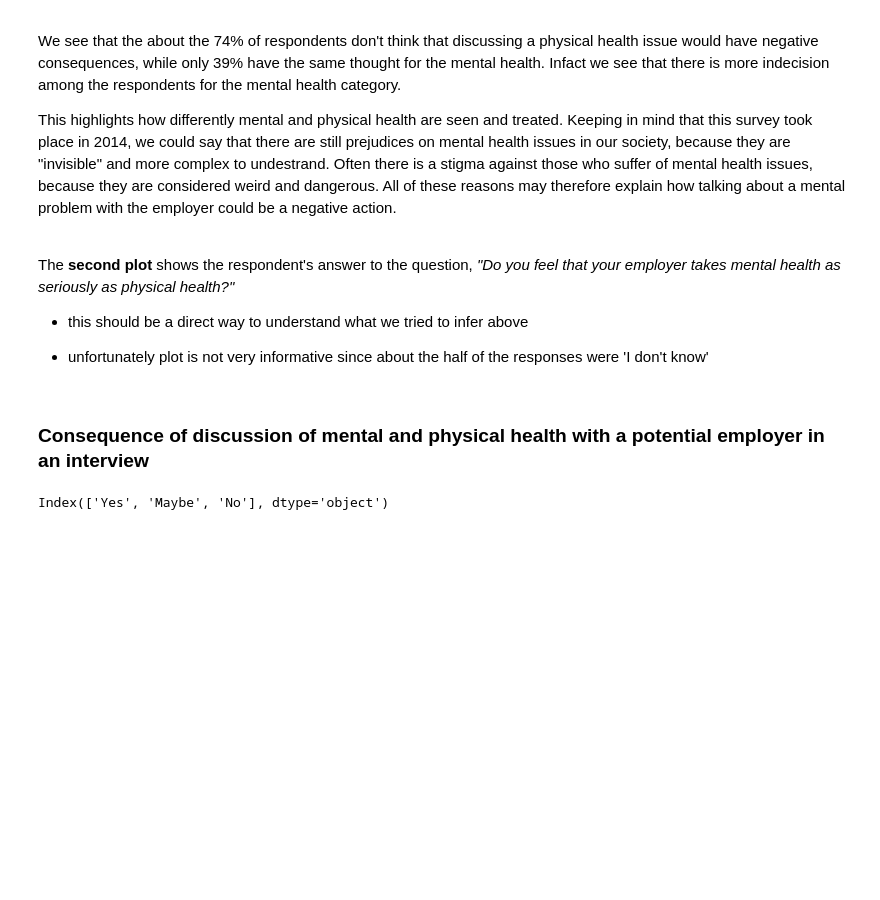
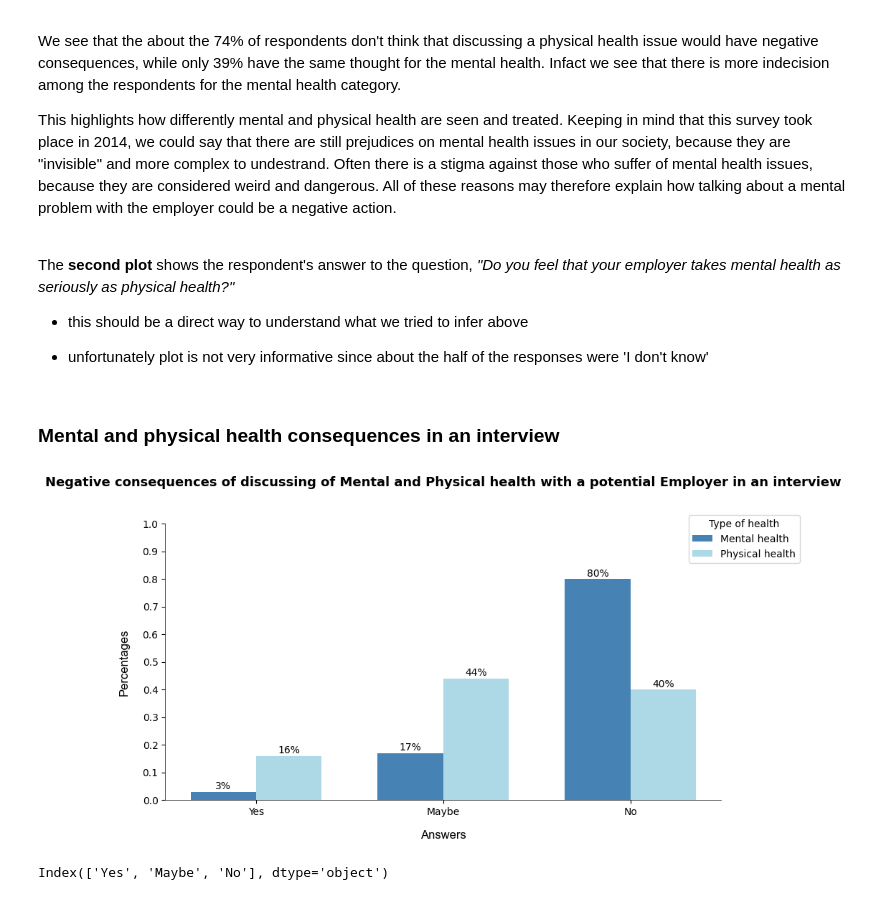
Before and after one commit to EmmaTosato/Programming_Project, a Jupyter notebook: jupyter_project.ipynb, the cells around one changed output. Drawn from its saved outputs; the diff is of its cells as text; code cells hidden in the pictures; blank space fills up the shorter version.

```diff
--- a/jupyter_project.ipynb
+++ b/jupyter_project.ipynb
@@ -610,51 +824,53 @@ The **second plot** shows the respondent's answer to the question, *"Do you feel
 
 - unfortunately plot is not very informative since about the half of the responses were 'I don't know'
 # %% [markdown]
-### Consequence of discussion of mental and physical health with a potential employer in an interview
+### Mental and physical health consequences in an interview
 # %%
 # Data
 # 1
 mhc_inter = mental_health_df['mental_health_interview'].value_counts().reindex(index= mental_health_df['mental_health_interview'].value_counts().index[::-1])
-mhc_inter = mental_health_df['phys_health_interview'].value_counts().reindex(index= ['Yes', 'Maybe', 'No'])
+phc_inter = mental_health_df['phys_health_interview'].value_counts().reindex(index= ['Yes', 'Maybe', 'No'])
 
 labels_inter = mhc_inter.index.to_list()
 counts_mhc_inter = list(map(lambda x: round((x/tot_rows),2), mhc_inter))
-counts_phc_inter = list(map(lambda x: round((x/tot_rows),2), mhc_inter))
+counts_phc_inter = list(map(lambda x: round((x/tot_rows),2), phc_inter))
 
 df_mhc_inter = pd.DataFrame({'Negative consequence of mental health discussion': labels, 'Counts': mhc.values})
 df_phc_inter = pd.DataFrame({'Negative consequence of physical health discussion': labels, 'Counts': phc.values})
 
 
 # The label locations
-x = np.arange(len(labels))
+x = np.arange(len(labels_inter))
 width = 0.35
 
 # Plots
 fig1, ax1 = plt.subplots(figsize =(10, 5))
 fig1.subplots_adjust(wspace=0.5)
 ax1.bar(x - width/2, counts_mhc_inter, width, color= 'steelblue', label= 'Mental health')
 ax1.bar(x + width/2, counts_phc_inter, width, color= 'lightblue', label ='Physical health')
 
 
 # Labels, ticks
 ax1.set_xlabel("Answers", labelpad= 13.0, fontname="Arial", fontsize=12, fontweight = 'medium')
 ax1.set_ylabel("Percentages", labelpad= 13.0, fontname="Arial", fontsize=12, fontweight = 'medium')
 ax1.set_xticks(x, labels)
 ax1.set_yticks(np.arange(0.0, 1.1, 0.1))
 
 # Percentages
 for p in ax1.patches:
    height = p.get_height()
    ax1.annotate("{}%".format(round(height*100)), (p.get_x() + p.get_width() / 2, height+ 0.01), ha='center')
 
 # Titles
-ax1.set_title("Negative consequences of discussing of Mental \nand Physical health with Employer", fontsize= 13, fontweight= 'heavy', color = 'black', y=1.1, pad=10)
+ax1.set_title("Negative consequences of discussing of Mental and Physical health with a potential Employer in an interview", fontsize= 13, fontweight= 'heavy', color = 'black', y=1.1, pad=10)
 
 # Legend
 ax1.legend(title = 'Type of health', loc = 'upper right', bbox_to_anchor=(0.65, 0.55, 0.5, 0.5))
 
 # Show
 plt.show()
+# %% [output]
+[figure, added]
 # %%
 mental_health_df['mental_health_interview'].value_counts().index[::-1]
 # %% [output]
```
Also changed, not shown: parts of 36 cells of this notebook, 1 other file.
